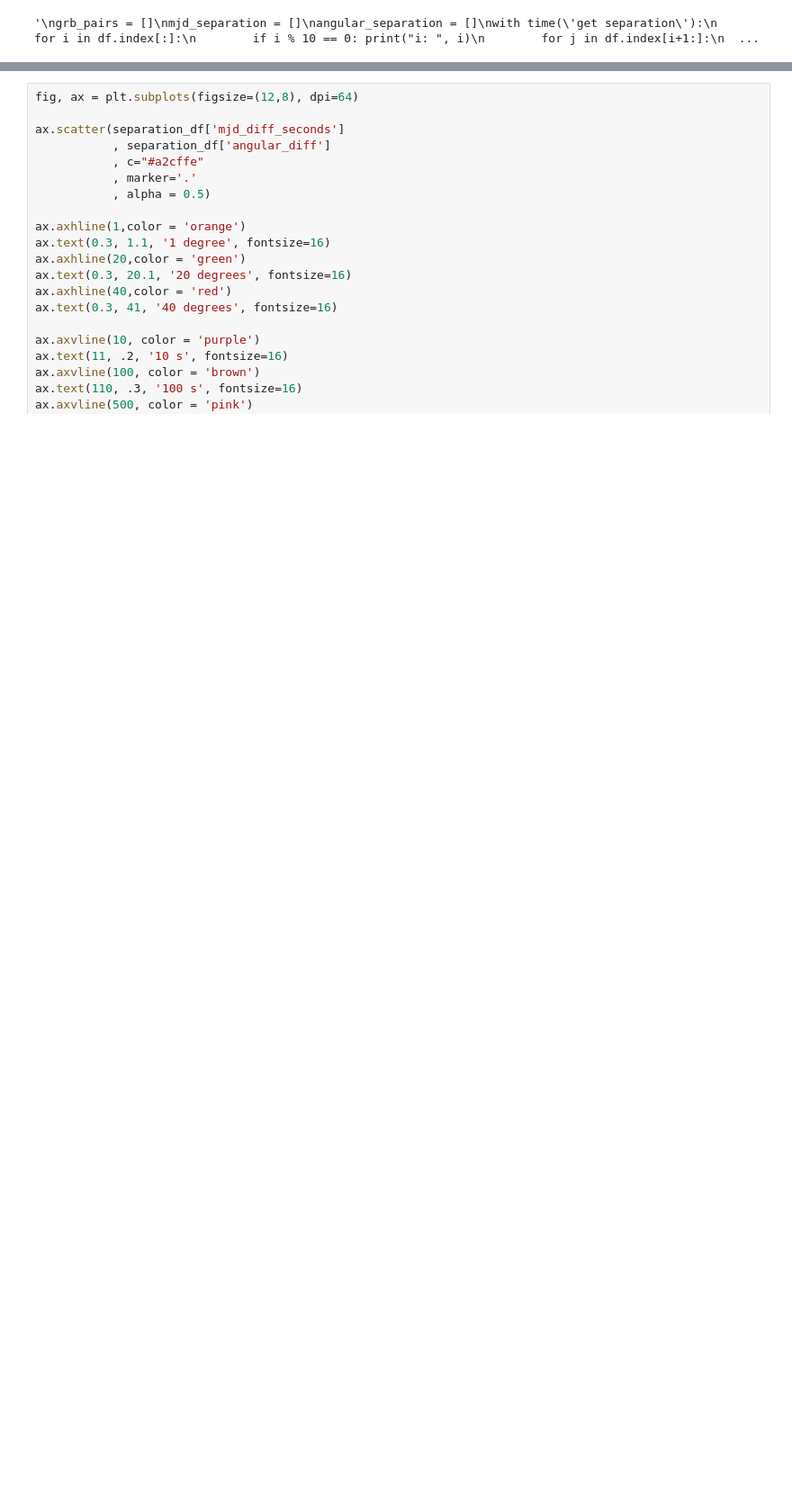
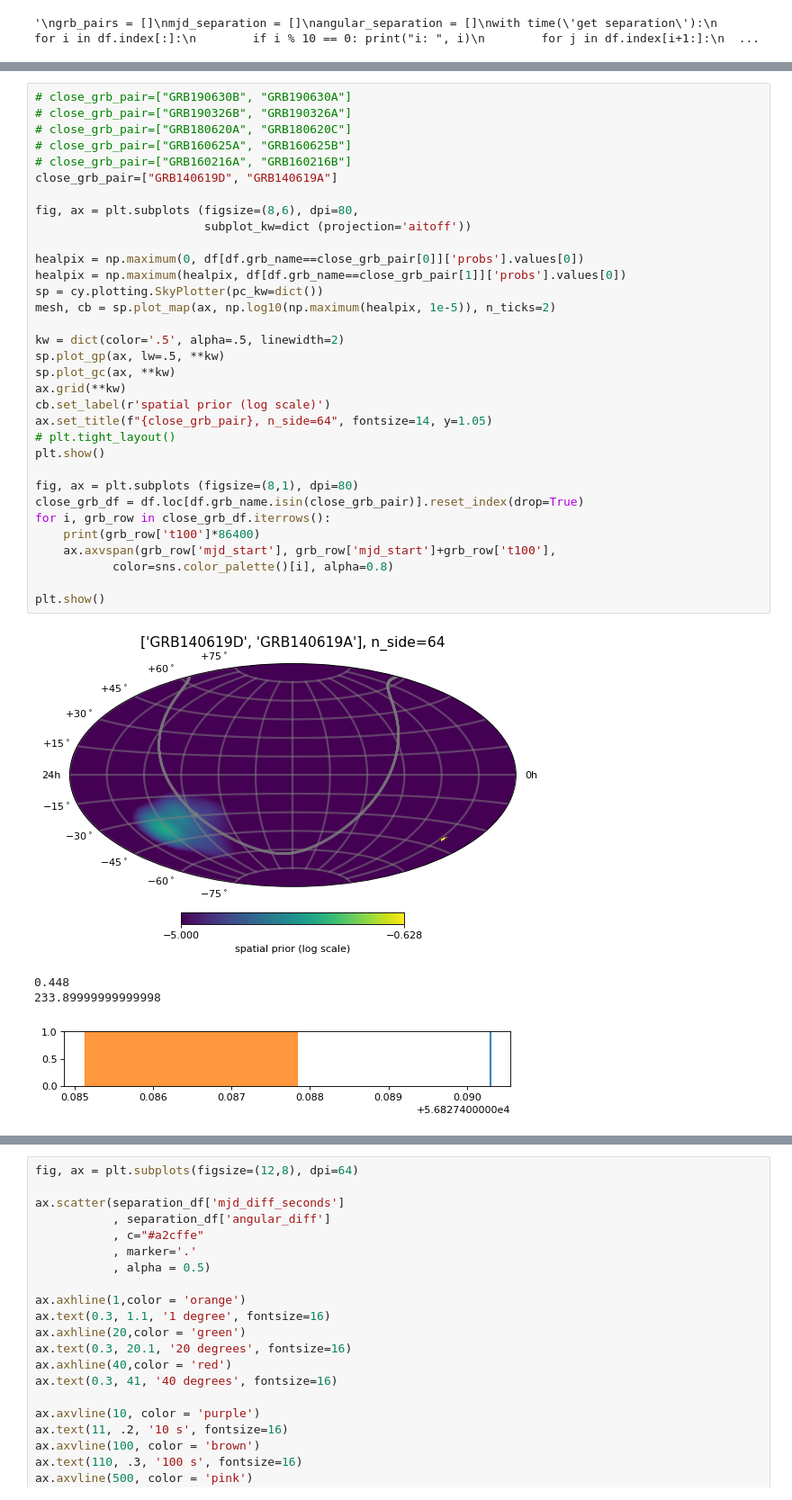
Before and after one commit to ChujieChen/greco_grb, a Jupyter notebook: notebooks/00_plotting.ipynb, the cells around one changed output, grey strips where cells are left out. Shown at 90% size. Drawn from its saved outputs; the diff is of its cells as text; blank space fills up the shorter version.

```diff
--- a/notebooks/00_plotting.ipynb
+++ b/notebooks/00_plotting.ipynb
@@ -389,0 +417,38 @@ separation_df.head()
+# %%
+# close_grb_pair=["GRB190630B", "GRB190630A"]
+# close_grb_pair=["GRB190326B", "GRB190326A"]
+# close_grb_pair=["GRB180620A", "GRB180620C"]
+# close_grb_pair=["GRB160625A", "GRB160625B"]
+# close_grb_pair=["GRB160216A", "GRB160216B"]
+close_grb_pair=["GRB140619D", "GRB140619A"]
+
+fig, ax = plt.subplots (figsize=(8,6), dpi=80,
+                        subplot_kw=dict (projection='aitoff'))
+
+healpix = np.maximum(0, df[df.grb_name==close_grb_pair[0]]['probs'].values[0])
+healpix = np.maximum(healpix, df[df.grb_name==close_grb_pair[1]]['probs'].values[0])
+sp = cy.plotting.SkyPlotter(pc_kw=dict())
+mesh, cb = sp.plot_map(ax, np.log10(np.maximum(healpix, 1e-5)), n_ticks=2)
+
+kw = dict(color='.5', alpha=.5, linewidth=2)
+sp.plot_gp(ax, lw=.5, **kw)
+sp.plot_gc(ax, **kw)
+ax.grid(**kw)
+cb.set_label(r'spatial prior (log scale)')
+ax.set_title(f"{close_grb_pair}, n_side=64", fontsize=14, y=1.05)
+# plt.tight_layout()
+plt.show()
+
+fig, ax = plt.subplots (figsize=(8,1), dpi=80)
+close_grb_df = df.loc[df.grb_name.isin(close_grb_pair)].reset_index(drop=True)
+for i, grb_row in close_grb_df.iterrows():
+    print(grb_row['t100']*86400)
+    ax.axvspan(grb_row['mjd_start'], grb_row['mjd_start']+grb_row['t100'],
+           color=sns.color_palette()[i], alpha=0.8)
+
+plt.show()
+# %% [output]
+[figure, added]
+0.448
+233.89999999999998
+[figure, added]
```
Also changed, not shown: parts of 9 cells of this notebook, 11 other files.
